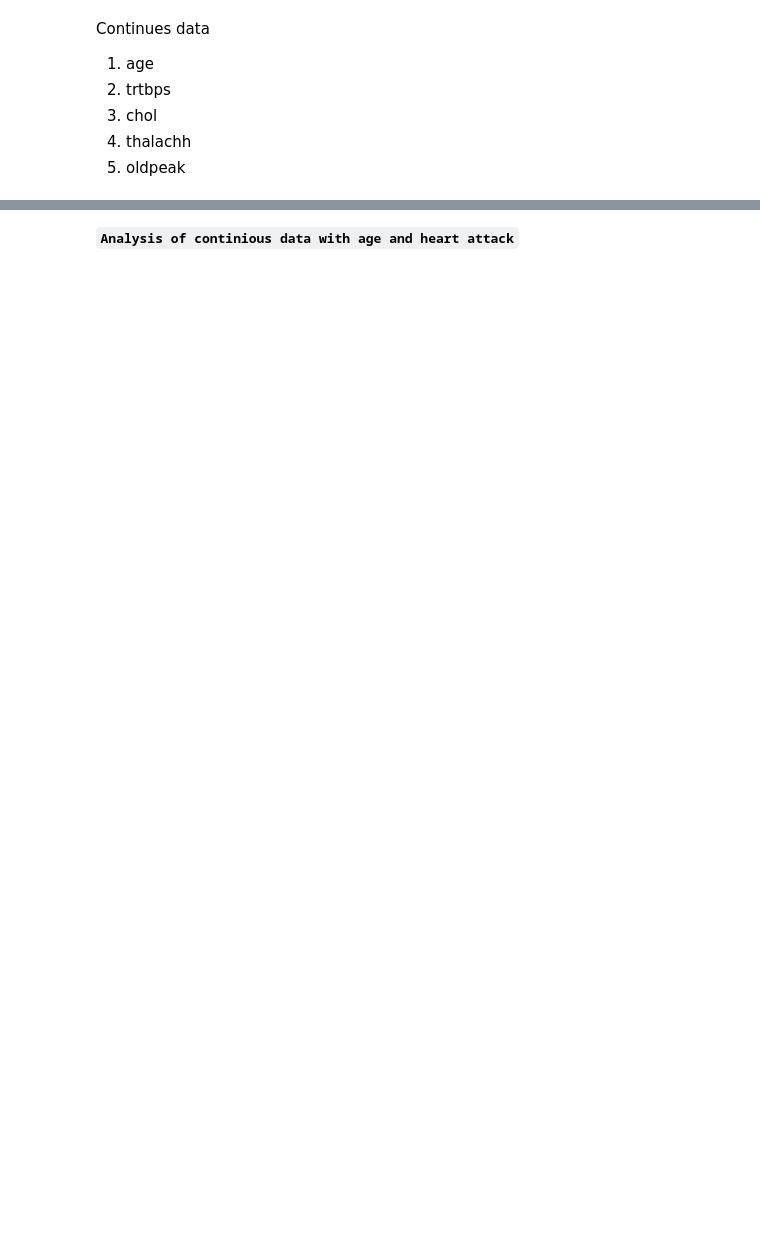
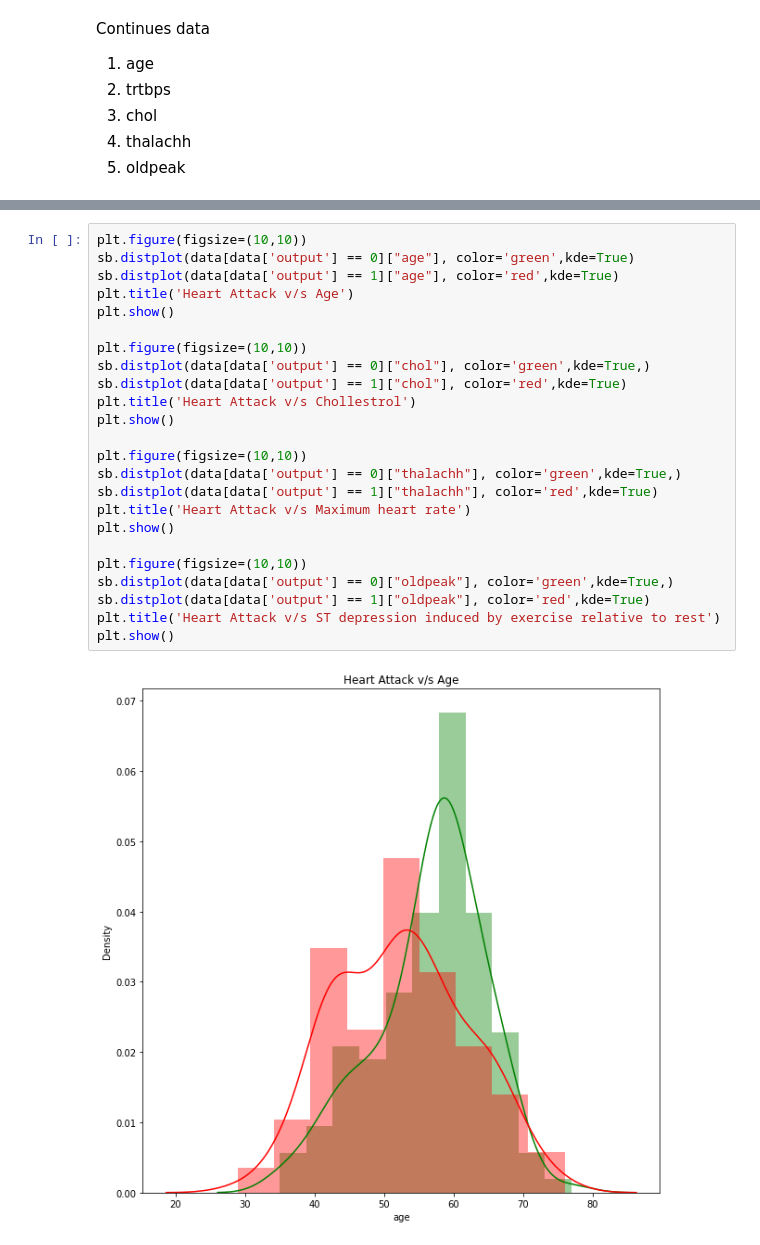
Before and after one commit to NiroginiJanstin/ML_Assignment2_IT18412994_IT18218336_IT18216592, a Jupyter notebook: Heart_Attack_Prediction_SVM_Model.ipynb, the cells around one changed output, grey strips where cells are left out. Drawn from its saved outputs; the diff is of its cells as text; blank space fills up the shorter version.

```diff
--- a/Heart_Attack_Prediction_SVM_Model.ipynb
+++ b/Heart_Attack_Prediction_SVM_Model.ipynb
@@ -192,2 +202,26 @@ plt.show()
-# %% [markdown]
-**`Analysis of continious data with age and heart attack`**
+# %%
+plt.figure(figsize=(10,10))
+sb.distplot(data[data['output'] == 0]["age"], color='green',kde=True)
+sb.distplot(data[data['output'] == 1]["age"], color='red',kde=True)
+plt.title('Heart Attack v/s Age')
+plt.show()
+
+plt.figure(figsize=(10,10))
+sb.distplot(data[data['output'] == 0]["chol"], color='green',kde=True,)
+sb.distplot(data[data['output'] == 1]["chol"], color='red',kde=True)
+plt.title('Heart Attack v/s Chollestrol')
+plt.show()
+
+plt.figure(figsize=(10,10))
+sb.distplot(data[data['output'] == 0]["thalachh"], color='green',kde=True,)
+sb.distplot(data[data['output'] == 1]["thalachh"], color='red',kde=True)
+plt.title('Heart Attack v/s Maximum heart rate')
+plt.show()
+
+plt.figure(figsize=(10,10))
+sb.distplot(data[data['output'] == 0]["oldpeak"], color='green',kde=True,)
+sb.distplot(data[data['output'] == 1]["oldpeak"], color='red',kde=True)
+plt.title('Heart Attack v/s ST depression induced by exercise relative to rest')
+plt.show()
+# %% [output]
+[figure, added]
```
Also changed, not shown: parts of 24 cells of this notebook.
